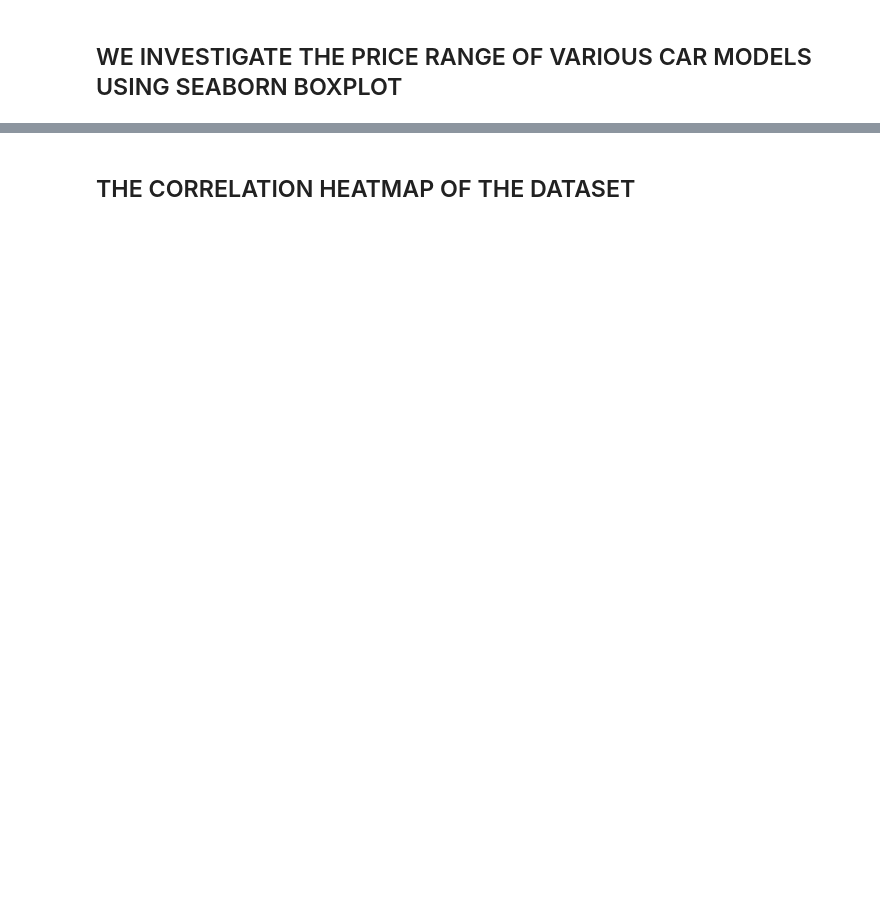
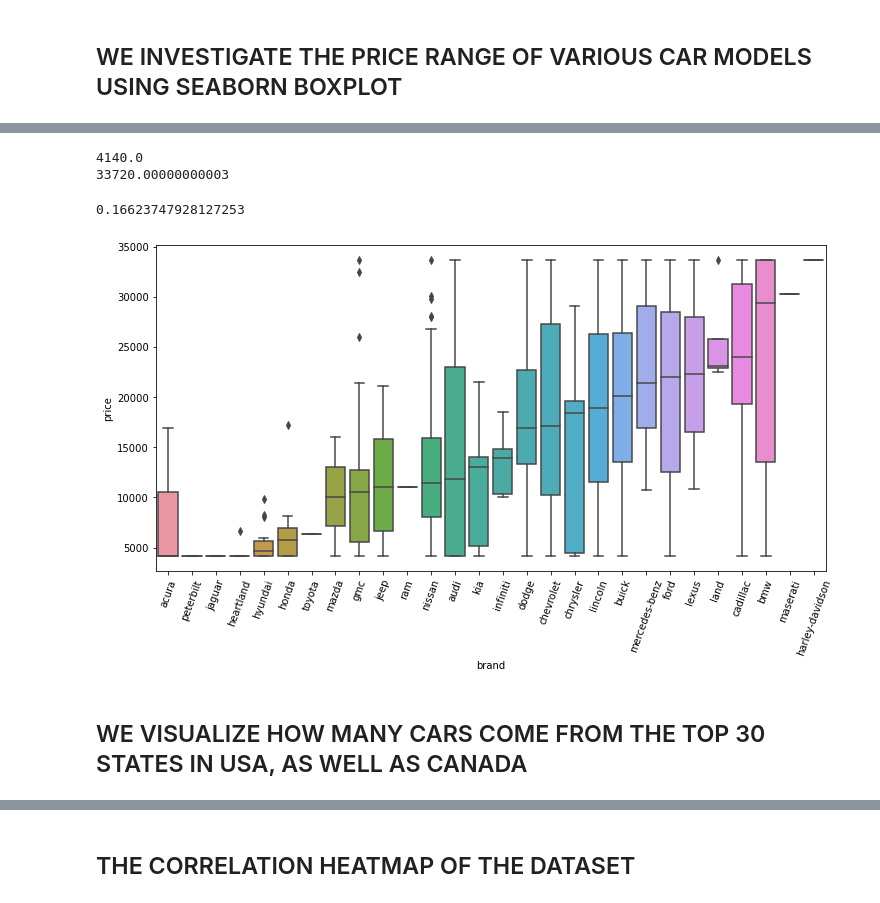
Before and after one commit to Venedah/Cars-Distribution, a Jupyter notebook: USA-CARS.ipynb, the cells around one changed output, grey strips where cells are left out. Drawn from its saved outputs; the diff is of its cells as text; code cells hidden in the pictures; blank space fills up the shorter version.

```diff
--- a/USA-CARS.ipynb
+++ b/USA-CARS.ipynb
@@ -168 +176,24 @@ plt.xticks(rotation=70)
+# %%
+# We perform the flooring,(the 10th percentile) for the lower values and capping(the 90th percentile) for the higher values.
+print(df['price'].quantile(0.10))
+print(df['price'].quantile(0.90))
+# %% [output]
+4140.0
+33720.00000000003
+# %%
+# We remove the outliers and calculate the skewness again.
+df['price'] = np.where(df['price'] <4140.0, 4140.0,df['price'])
+df['price'] = np.where(df['price'] >33720.00000000003, 33720.00000000003,df['price'])
+print(df['price'].skew())
+# %% [output]
+0.16623747928127253
+# %%
+plt.figure(figsize=(12,6));
+sorted_nb = df.groupby(['brand'])['price'].median().sort_values();
+sns.boxplot(x=df['brand'], y=df['price'], order=list(sorted_nb.index));
+plt.xticks(rotation=70);
+# %% [output]
+[figure, added]
+# %% [markdown]
+## WE VISUALIZE HOW MANY CARS COME FROM THE TOP 30 STATES IN USA, AS WELL AS CANADA
 # %%
```
Also changed, not shown: parts of 23 cells of this notebook.
